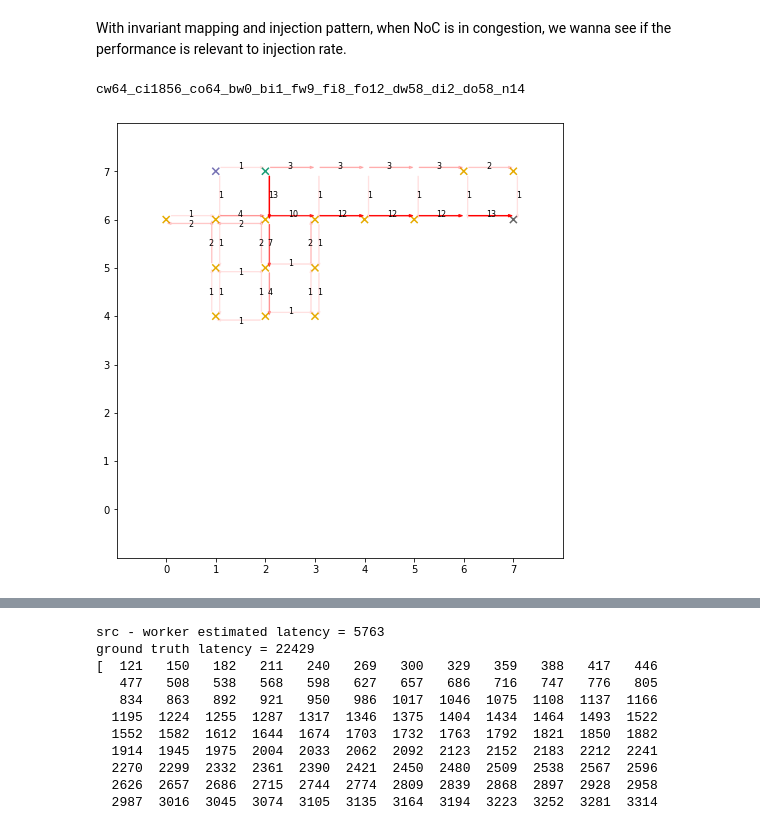
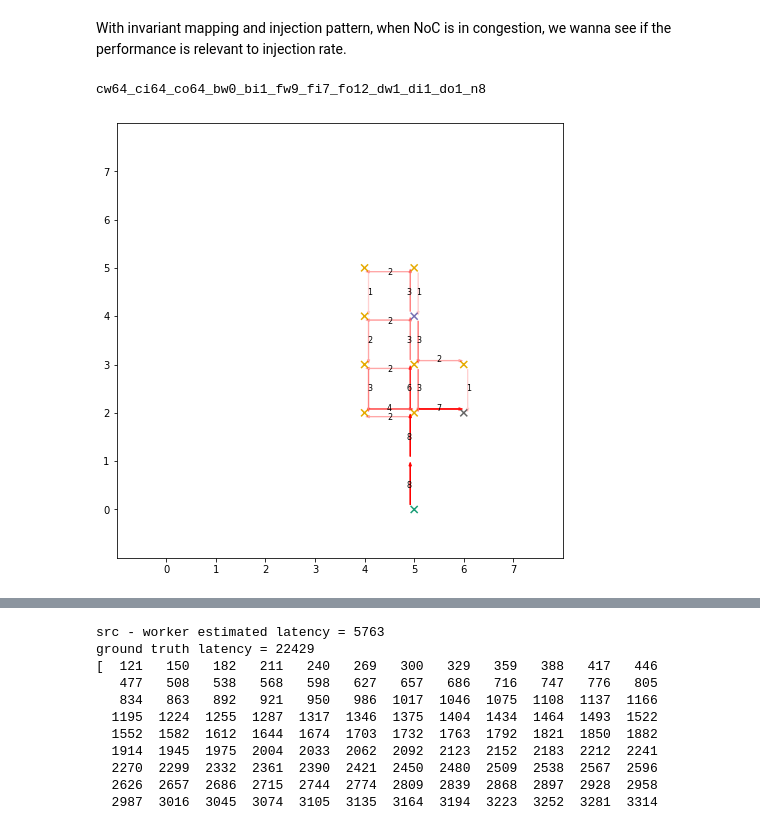
Before and after one commit to SuperVan-Young/gnn4noc, a Jupyter notebook: dataset/scripts/throughput.ipynb, the cells around one changed output, grey strips where cells are left out. Saved outputs shown, nothing was run; the diff lists cells and outputs as text; code cells hidden in the pictures.

```diff
--- a/dataset/scripts/throughput.ipynb
+++ b/dataset/scripts/throughput.ipynb
@@ -53,12 +54,13 @@ else:
     #     'broadcast_i': 0,
     #     'worker': 8,
     # })
-    sample = LayerSample("cw64_ci1856_co64_bw0_bi1_fw9_fi8_fo12_dw58_di2_do58_n14")
+    # sample = LayerSample("cw64_ci1856_co64_bw0_bi1_fw9_fi8_fo12_dw58_di2_do58_n14")
+    sample = LayerSample("cw64_ci64_co64_bw0_bi1_fw9_fi7_fo12_dw1_di1_do1_n8") # input output overlaps
 
 template_sample = sample
 print(template_sample)
 # %% [output]
-cw64_ci1856_co64_bw0_bi1_fw9_fi8_fo12_dw58_di2_do58_n14
+cw64_ci64_co64_bw0_bi1_fw9_fi7_fo12_dw1_di1_do1_n8
 # %%
 # run simulation
 samples = []
@@ -71,13 +73,14 @@ if not os.path.exists(task_root):
 # let's try exponential delay increment first
 # factors = [1, 2, 4, 8, 16, 32, 64, 128, 256, 300, 400, 500, 600, 700, 800, 900, 1024]
 # factors = [ 2, 4, 8, 16, 32, 48, 64, 96, 128, 192, 256, 512, 1024]
-factors = [2, 4, 8, 16]
+factors = [2, 4, 8, 16, 32, 64, 128, 256, 512, 1024]
+# factors = [64]
 # factors = [2, 3, 4, 5, 6, 7, 8, 9, 10, 11, 12, 13, 14, 15, 16, 18, 20, 22, 24, 32, 48, 64]
 for w_factor in tqdm(factors):
     sample_ = copy.deepcopy(template_sample)
 
     # modify wsrc flit size
-    sample_.params['flit_i'] = w_factor
+    sample_.params['flit_w'] = w_factor
     samples.append(sample_)
 
     sample_.dump(task_root, "model")
@@ -89,20 +92,28 @@ for w_factor in tqdm(factors):
 # %%
 # visualize the first sample
 def plot_sample_mapping(sample):
 
     taskname = str(sample) + f"_b1w1024_8x8"
+    # print(taskname)
+
+    # print(agent.get_op_graph_path(taskname))
+    # print(agent.get_outlog_path(taskname))
+    # print(agent.get_routing_path(taskname))
+    # print(agent.get_spec_path(taskname))
 
     trace_parser = TraceParser(
         agent.get_op_graph_path(taskname),
         agent.get_outlog_path(taskname),
         agent.get_routing_path(taskname),
         agent.get_spec_path(taskname),
     )
     G = trace_parser.graph_parser.get_graph()
     visualizer = OpGraphVisualizer(None, trace_parser)
 
     visualizer.plot_mapping(str(sample))
 
-plot_sample_mapping(samples[0])
+for sample in samples:
+    plot_sample_mapping(sample)
+    break
 # %% [output]
-[figure, old version]
+[figure, new version]
```
Also changed, not shown: parts of 4 cells of this notebook, 4 other files.
